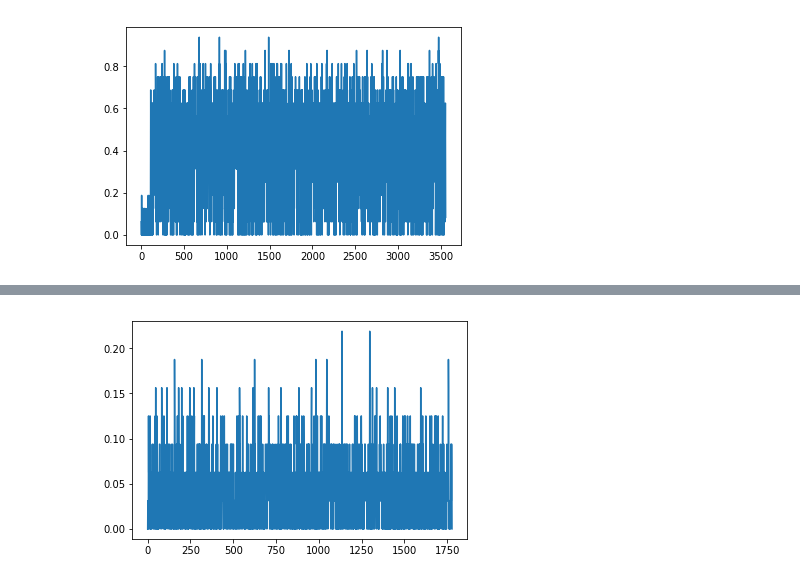
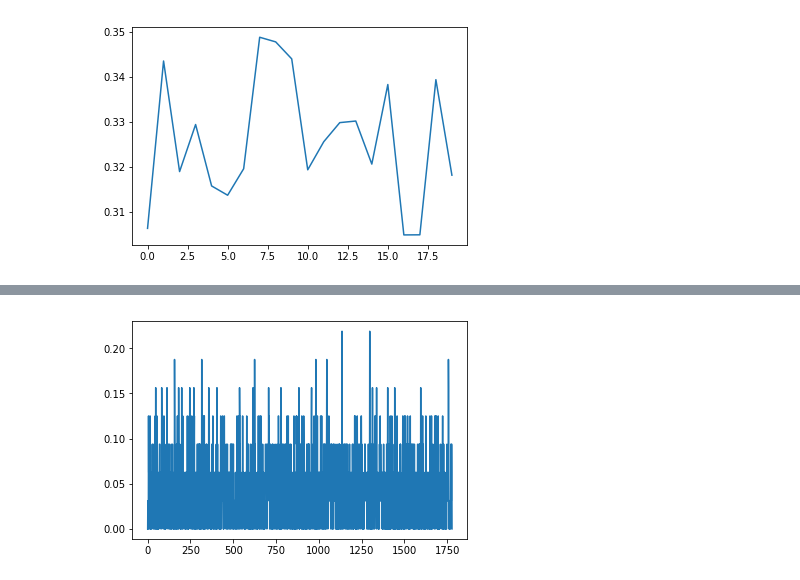
Before and after one commit to noushinquazi/Accidental-Death-ML, a Jupyter notebook: linear_training.ipynb, the cells around one changed output, grey strips where cells are left out. Drawn from its saved outputs; the diff is of its cells as text; code cells hidden in the pictures.

```diff
--- a/linear_training.ipynb
+++ b/linear_training.ipynb
@@ -6,11 +4,11 @@
 # %%
 # training different linear models
 ## baseline model
 model, variables = create_linear_classifier(data,death,optimizer_name="adam",learning_rate= 0.1,
-                                                batch_size=16,epochs=20)
-train_model(model,variables)
+                                                batch_size=16)
+train_model(model,variables, epochs = 20)
 # %% [output]
-[figure, old version]
+[figure, new version]
 # %%
 # vary learning rate
 
```
Also changed, not shown: parts of 5 cells of this notebook, 2 other files.
